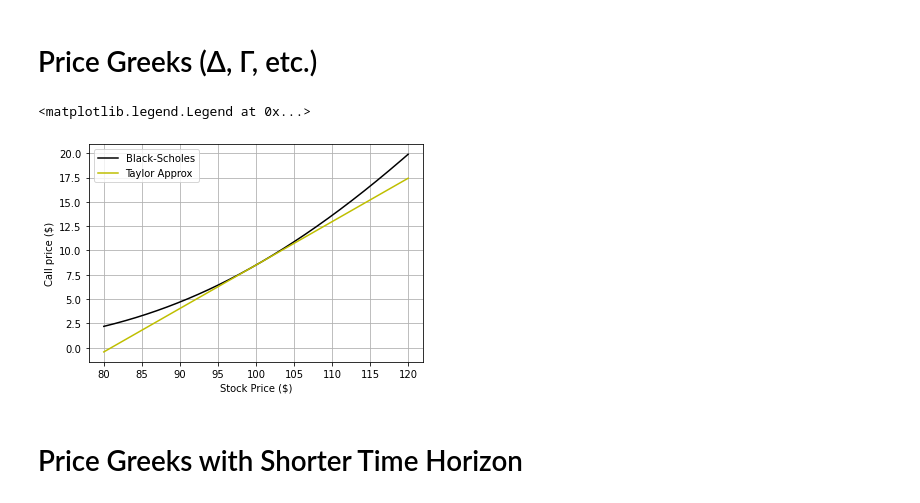
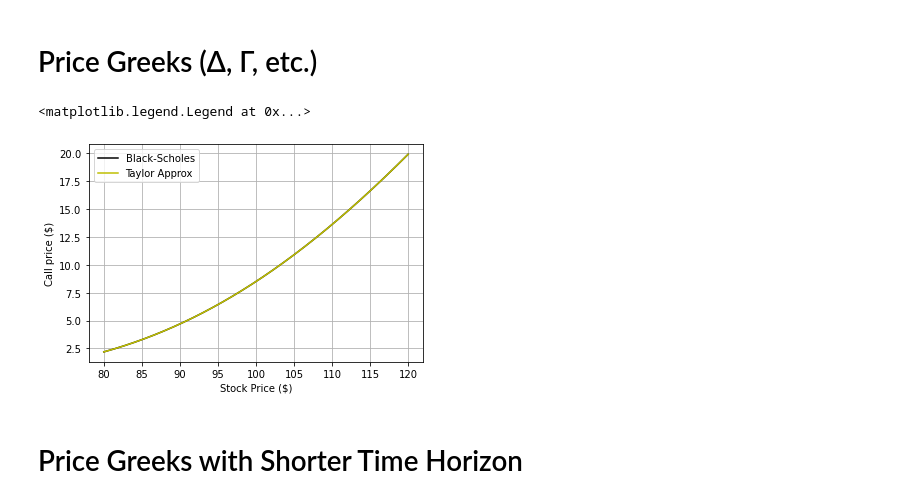
Before and after one commit to FinNijatTech/Taylor-Approximation-vs-Black-Scholes-Model-Option-Pricing-, a Jupyter notebook: TS.ipynb, the cells around one changed output. Drawn from its saved outputs; the diff is of its cells as text; code cells hidden in the pictures.

```diff
--- a/TS.ipynb
+++ b/TS.ipynb
@@ -166,35 +146,39 @@ Sspan = np.linspace(80, 120, 500)
 K = 110
 r = 0.01
 t = 1
 sigma = 0.3
 
 C = call_price(sigma, Sspan, K, r, t)
 
 plt.plot(Sspan, C, 'k', label = 'Black-Scholes')
 plt.xlabel('Stock Price ($)')
 plt.ylabel('Call price ($)')
 plt.grid(True)
 
 S = 100
 
 price_greeks = return_price_greeks(sigma, S, K, r, t)
 
 C0 =  price_greeks[0]
 dS1 = price_greeks[1]
 dS2 = price_greeks[2]
 dS3 = price_greeks[3]
 dS4 = price_greeks[4]
 dS5 = price_greeks[5]
 dS6 = price_greeks[6]
 
 taylor = C0 + dS1 * (Sspan - S)
-#taylor = taylor + dS2 / np.math.factorial(2) * (Sspan - S)**2
+taylor = taylor + dS2 / np.math.factorial(2) * (Sspan - S)**2
+taylor = taylor + dS3 / np.math.factorial(3) * (Sspan - S)**3
+taylor = taylor + dS4 / np.math.factorial(4) * (Sspan - S)**4
+taylor = taylor + dS5 / np.math.factorial(5) * (Sspan - S)**5
+taylor = taylor + dS6 / np.math.factorial(6) * (Sspan - S)**6
 
 plt.plot(Sspan, taylor, 'y', label = 'Taylor Approx')
 plt.legend()
 # %% [output]
 <matplotlib.legend.Legend at 0x...>
-[figure, old version]
+[figure, new version]
 # %% [markdown]
 # Price Greeks with Shorter Time Horizon
 # %%
```
Also changed, not shown: parts of 2 cells of this notebook.
